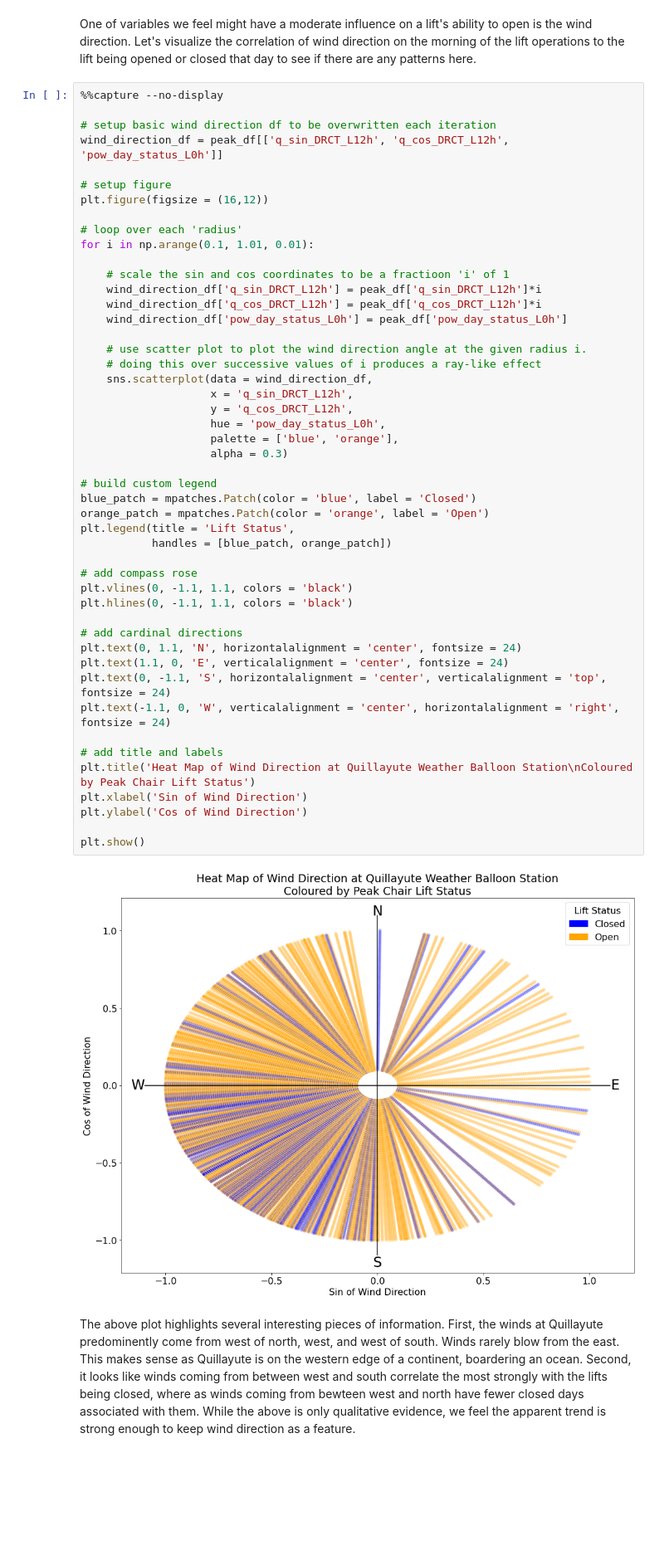
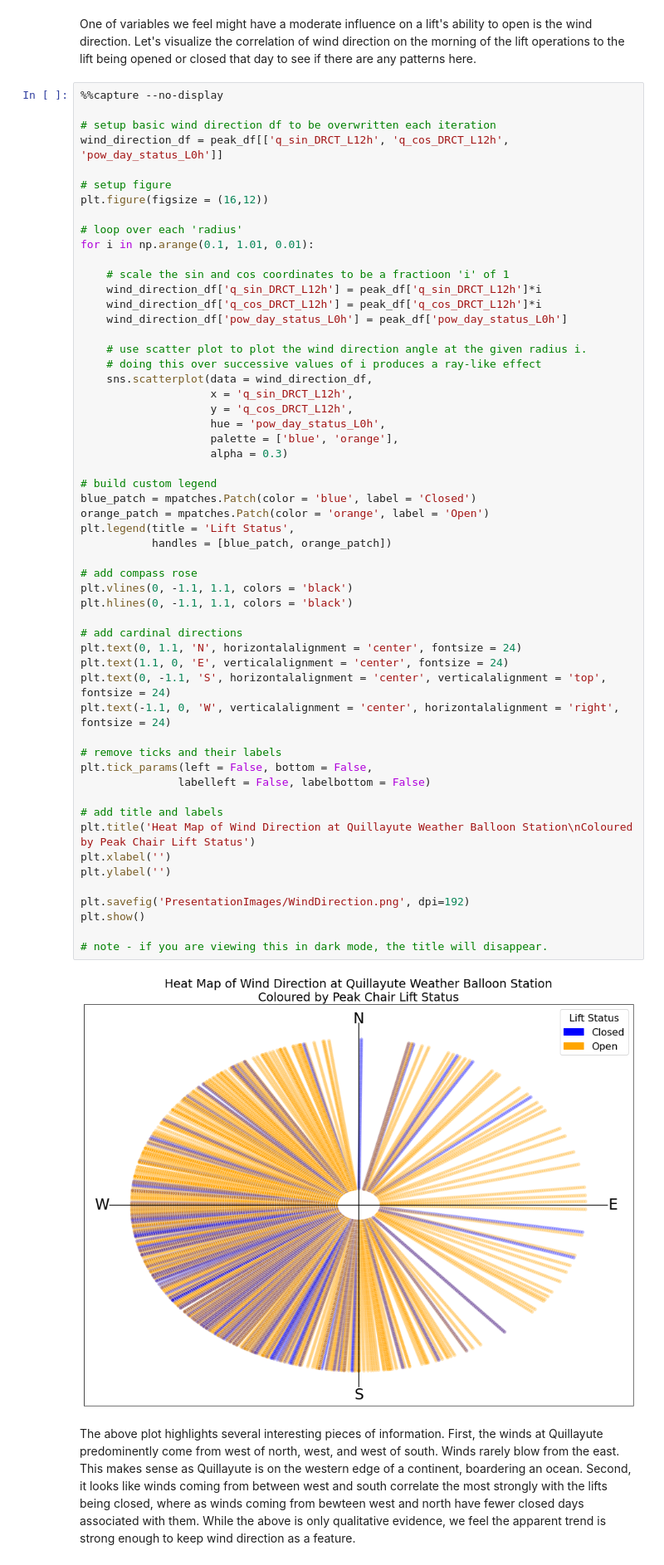
Before and after one commit to wjmatthews/wb_lift_openings, a Jupyter notebook: 05 EDAAndModellingPartI.ipynb, the cells around one changed output. Shown at 83% size. Cells and saved outputs as stored; diff of their text form; blank space fills up the shorter version.

Commit message:
Modified final models to run from correctly scaled data, minor updates to markdown, renamed all notebooks to appear sequentially.  Added figure saving to figures used in final presentation.

```diff
--- a/EDAAndModellingPartI.ipynb
+++ b/05 EDAAndModellingPartI.ipynb
@@ -951,36 +1045,43 @@ for i in np.arange(0.1, 1.01, 0.01):
     # use scatter plot to plot the wind direction angle at the given radius i.
     # doing this over successive values of i produces a ray-like effect
     sns.scatterplot(data = wind_direction_df,
                     x = 'q_sin_DRCT_L12h',
                     y = 'q_cos_DRCT_L12h',
                     hue = 'pow_day_status_L0h',
                     palette = ['blue', 'orange'],
                     alpha = 0.3)
 
 # build custom legend
 blue_patch = mpatches.Patch(color = 'blue', label = 'Closed')
 orange_patch = mpatches.Patch(color = 'orange', label = 'Open')
 plt.legend(title = 'Lift Status',
            handles = [blue_patch, orange_patch])
 
 # add compass rose
 plt.vlines(0, -1.1, 1.1, colors = 'black')
 plt.hlines(0, -1.1, 1.1, colors = 'black')
 
 # add cardinal directions
 plt.text(0, 1.1, 'N', horizontalalignment = 'center', fontsize = 24)
 plt.text(1.1, 0, 'E', verticalalignment = 'center', fontsize = 24)
 plt.text(0, -1.1, 'S', horizontalalignment = 'center', verticalalignment = 'top', fontsize = 24)
 plt.text(-1.1, 0, 'W', verticalalignment = 'center', horizontalalignment = 'right', fontsize = 24)
 
+# remove ticks and their labels
+plt.tick_params(left = False, bottom = False,
+               labelleft = False, labelbottom = False)
+
 # add title and labels
 plt.title('Heat Map of Wind Direction at Quillayute Weather Balloon Station\nColoured by Peak Chair Lift Status')
-plt.xlabel('Sin of Wind Direction')
-plt.ylabel('Cos of Wind Direction')
+plt.xlabel('')
+plt.ylabel('')
 
+plt.savefig('PresentationImages/WindDirection.png', dpi=192)
 plt.show()
+
+# note - if you are viewing this in dark mode, the title will disappear.
 # %% [output]
-[figure, old version]
+[figure, new version]
 # %% [markdown]
 The above plot highlights several interesting pieces of information.  First, the winds at Quillayute predominently come from west of north, west, and west of south.  Winds rarely blow from the east.  This makes sense as Quillayute is on the western edge of a continent, boardering an ocean.  Second, it looks like winds coming from between west and south correlate the most strongly with the lifts being closed, where as winds coming from bewteen west and north have fewer closed days associated with them.  While the above is only qualitative evidence, we feel the apparent trend is strong enough to keep wind direction as a feature.
 # %% [markdown]
```
Also changed, not shown: parts of 13 cells of this notebook, 4 other files.
